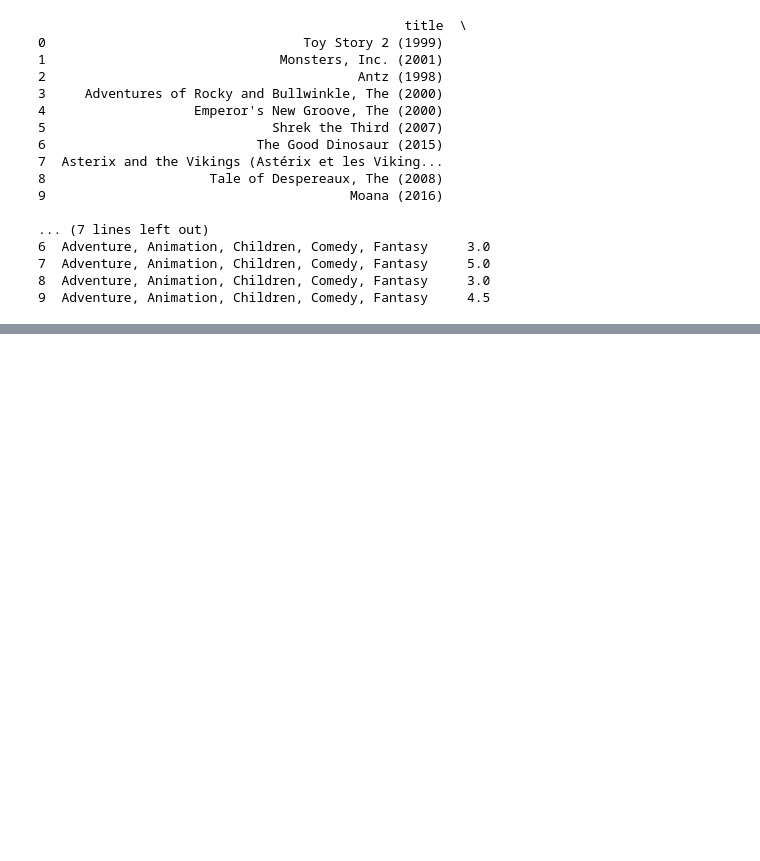
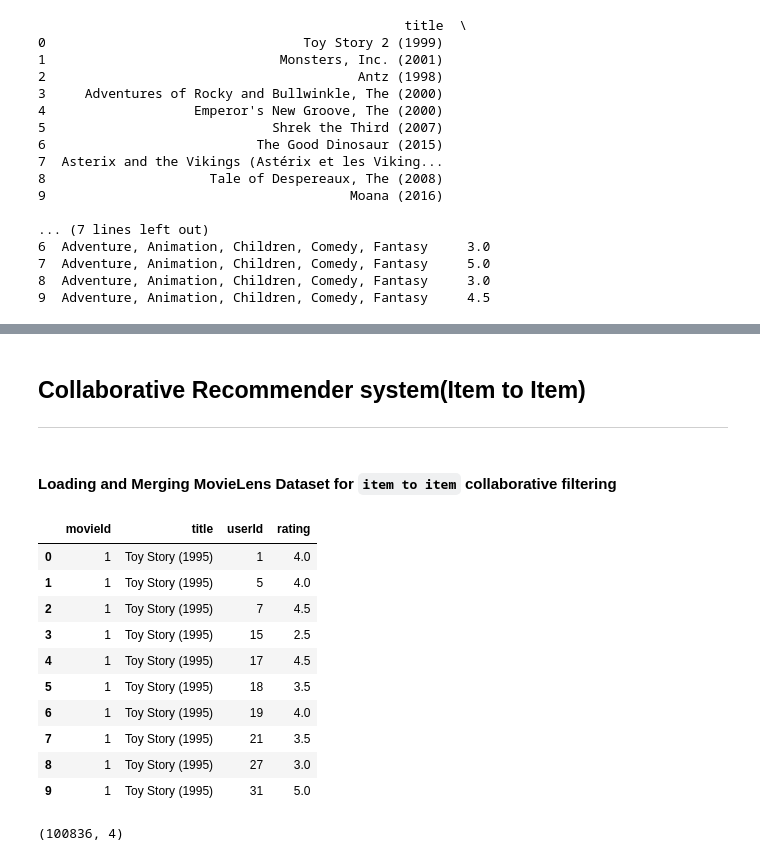
Before and after one commit to AlexMVisionTech/Recommendation-system-for-movies-, a Jupyter notebook: recommender.ipynb, the cells around one changed output, grey strips where cells are left out. Cells and saved outputs as stored; diff of their text form; code cells hidden in the pictures; blank space fills up the shorter version.

```diff
--- a/recommender.ipynb
+++ b/recommender.ipynb
@@ -564,0 +525,28 @@ with open('movie_recommendation_model.pkl', 'wb') as f:
+# %% [markdown]
+## **Collaborative Recommender system(Item to Item)**
+---
+# %% [markdown]
+#### Loading and Merging MovieLens Dataset for `item to item` collaborative filtering
+# %%
+movies = pd.read_csv('ml-latest-small/movies.csv')
+ratings = pd.read_csv('ml-latest-small/ratings.csv')
+
+movie_ratings = pd.merge(movies,ratings,).drop(columns=['timestamp','genres'])
+
+movie_ratings.head(10)
+# %% [output]
+|  | movieId | title | userId | rating |
+| 0 | 1 | Toy Story (1995) | 1 | 4.0 |
+| 1 | 1 | Toy Story (1995) | 5 | 4.0 |
+| 2 | 1 | Toy Story (1995) | 7 | 4.5 |
+| 3 | 1 | Toy Story (1995) | 15 | 2.5 |
+| 4 | 1 | Toy Story (1995) | 17 | 4.5 |
+| 5 | 1 | Toy Story (1995) | 18 | 3.5 |
+| 6 | 1 | Toy Story (1995) | 19 | 4.0 |
+| 7 | 1 | Toy Story (1995) | 21 | 3.5 |
+| 8 | 1 | Toy Story (1995) | 27 | 3.0 |
+| 9 | 1 | Toy Story (1995) | 31 | 5.0 |
+# %%
+movie_ratings.shape
+# %% [output]
+(100836, 4)
```
Also changed, not shown: parts of 32 cells of this notebook.
